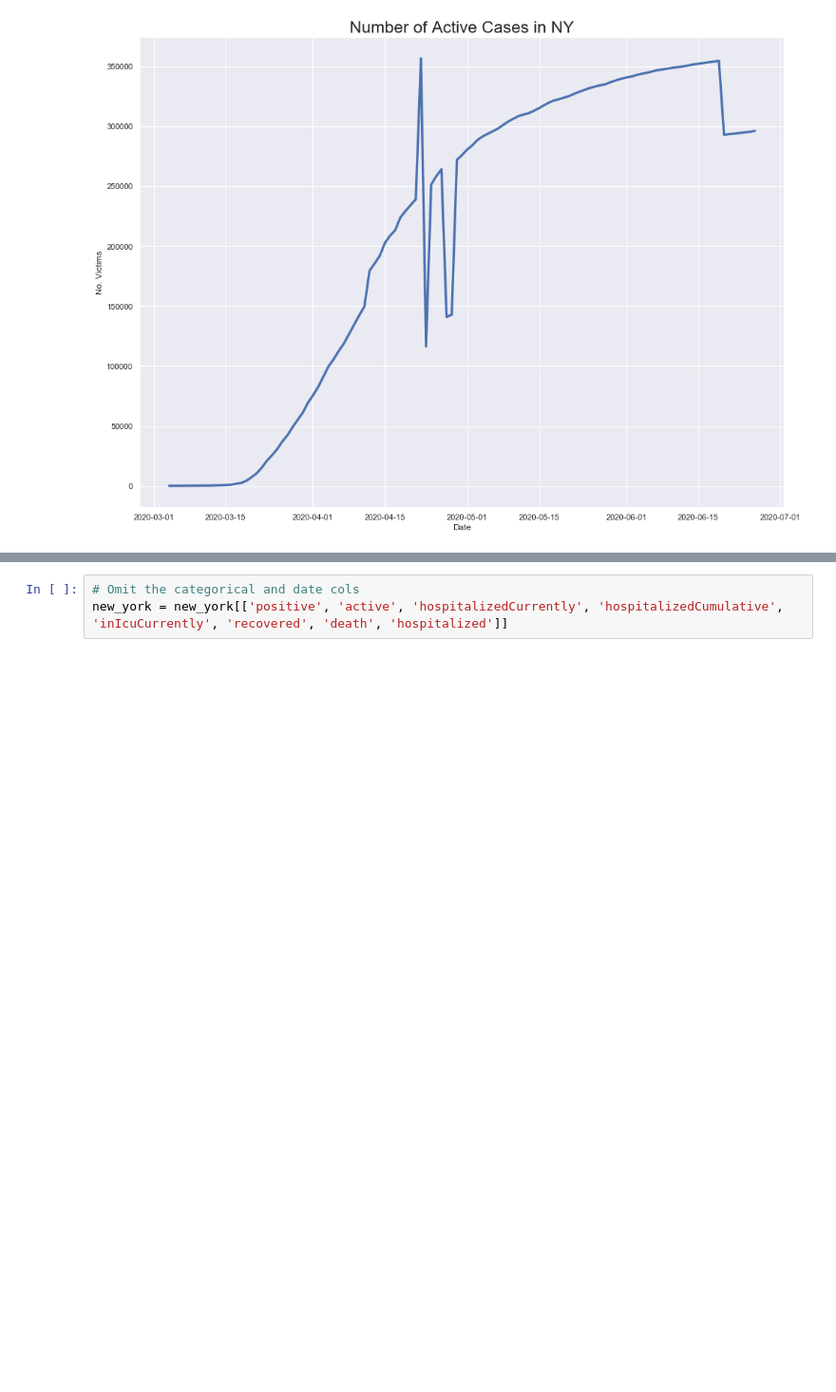
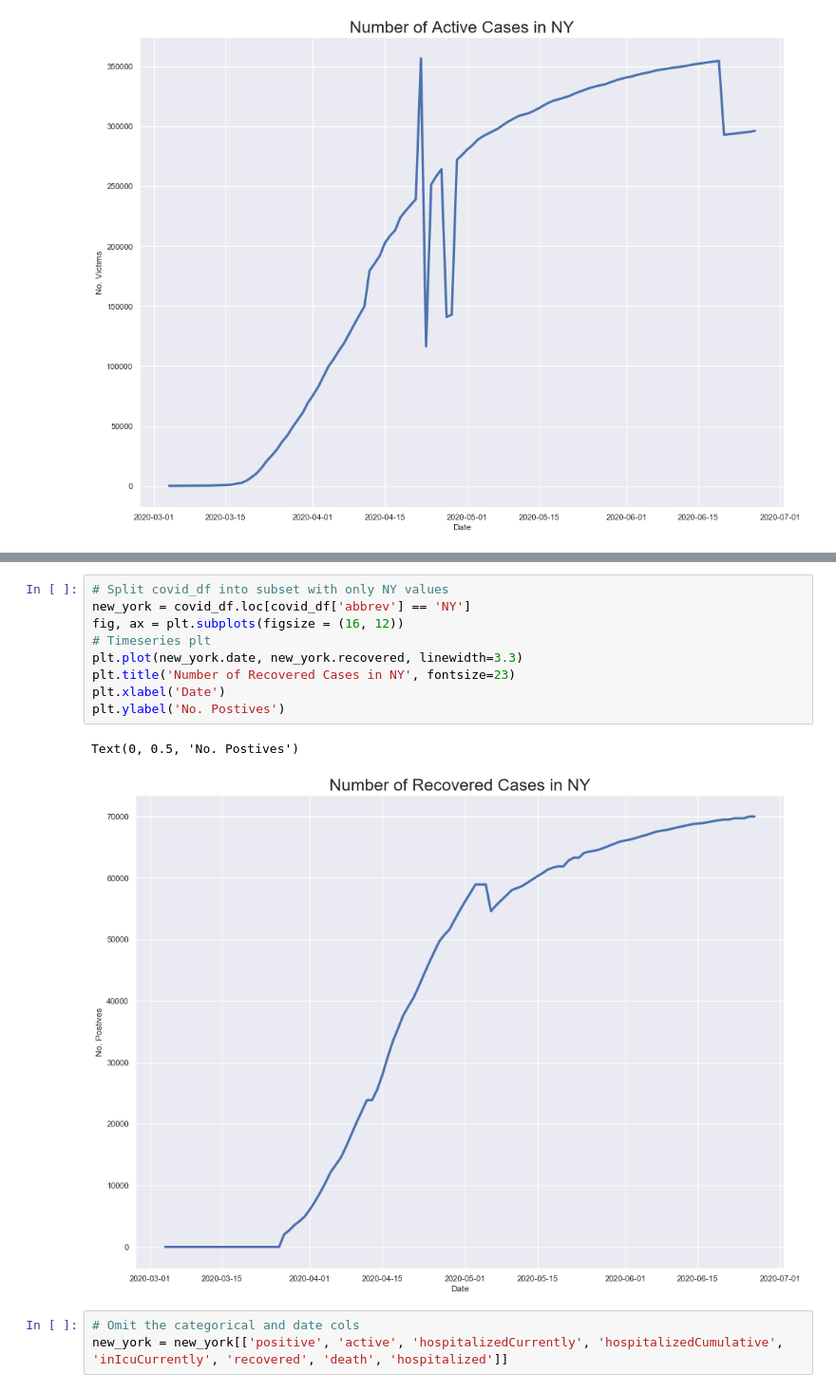
Before and after one commit to bielsnor/futureproof, a Jupyter notebook: _notebooks/2020-06-27-COVID19-USA-Hospitilizations.ipynb, the cells around one changed output, grey strips where cells are left out. Shown at 95% size. Drawn from its saved outputs; the diff is of its cells as text; blank space fills up the shorter version.

```diff
--- a/_notebooks/2020-06-27-COVID19-USA-Hospitilizations.ipynb
+++ b/_notebooks/2020-06-27-COVID19-USA-Hospitilizations.ipynb
@@ -615,3 +598,15 @@ Text(0, 0.5, 'No. Victims')
+# %%
+# Split covid_df into subset with only NY values
+new_york = covid_df.loc[covid_df['abbrev'] == 'NY']
+fig, ax = plt.subplots(figsize = (16, 12))
+# Timeseries plt
+plt.plot(new_york.date, new_york.recovered, linewidth=3.3)
+plt.title('Number of Recovered Cases in NY', fontsize=23)
+plt.xlabel('Date')
+plt.ylabel('No. Postives')
+# %% [output]
+Text(0, 0.5, 'No. Postives')
+[figure, added]
 # %%
 # Omit the categorical and date cols
 new_york = new_york[['positive', 'active', 'hospitalizedCurrently', 'hospitalizedCumulative', 'inIcuCurrently', 'recovered', 'death', 'hospitalized']]
```
Also changed, not shown: parts of 2 cells of this notebook.
